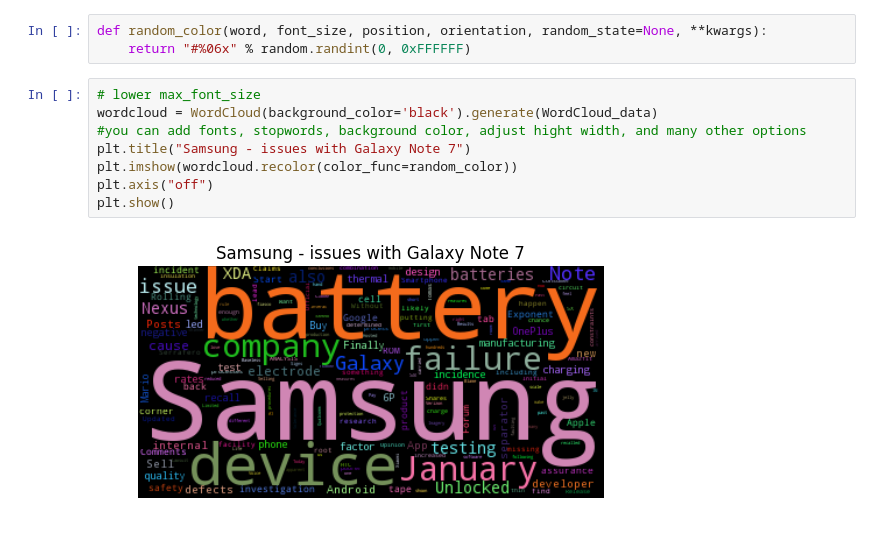
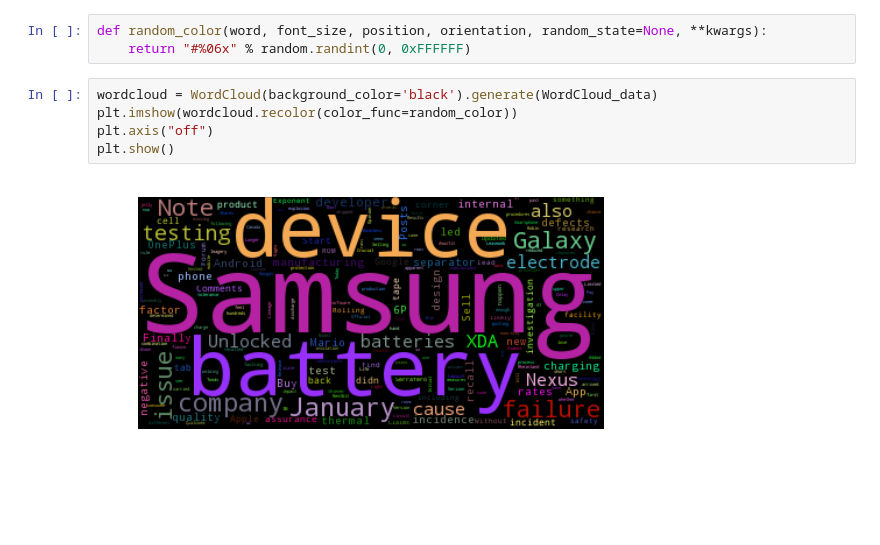
Before and after one commit to Mantej-Singh/WordCloud---Python, a Jupyter notebook: Python Wordcloud.ipynb, the cells around one changed output. Drawn from its saved outputs; the diff is of its cells as text; blank space fills up the shorter version.

```diff
--- a/Python Wordcloud.ipynb
+++ b/Python Wordcloud.ipynb
@@ -37,12 +36,9 @@ import random
 def random_color(word, font_size, position, orientation, random_state=None, **kwargs):
     return "#%06x" % random.randint(0, 0xFFFFFF)
 # %%
-# lower max_font_size
 wordcloud = WordCloud(background_color='black').generate(WordCloud_data)
-#you can add fonts, stopwords, background color, adjust hight width, and many other options
-plt.title("Samsung - issues with Galaxy Note 7")
 plt.imshow(wordcloud.recolor(color_func=random_color))
 plt.axis("off")
 plt.show()
 # %% [output]
-[figure, old version]
+[figure, new version]
```
Also changed, not shown: parts of 1 cell of this notebook.
